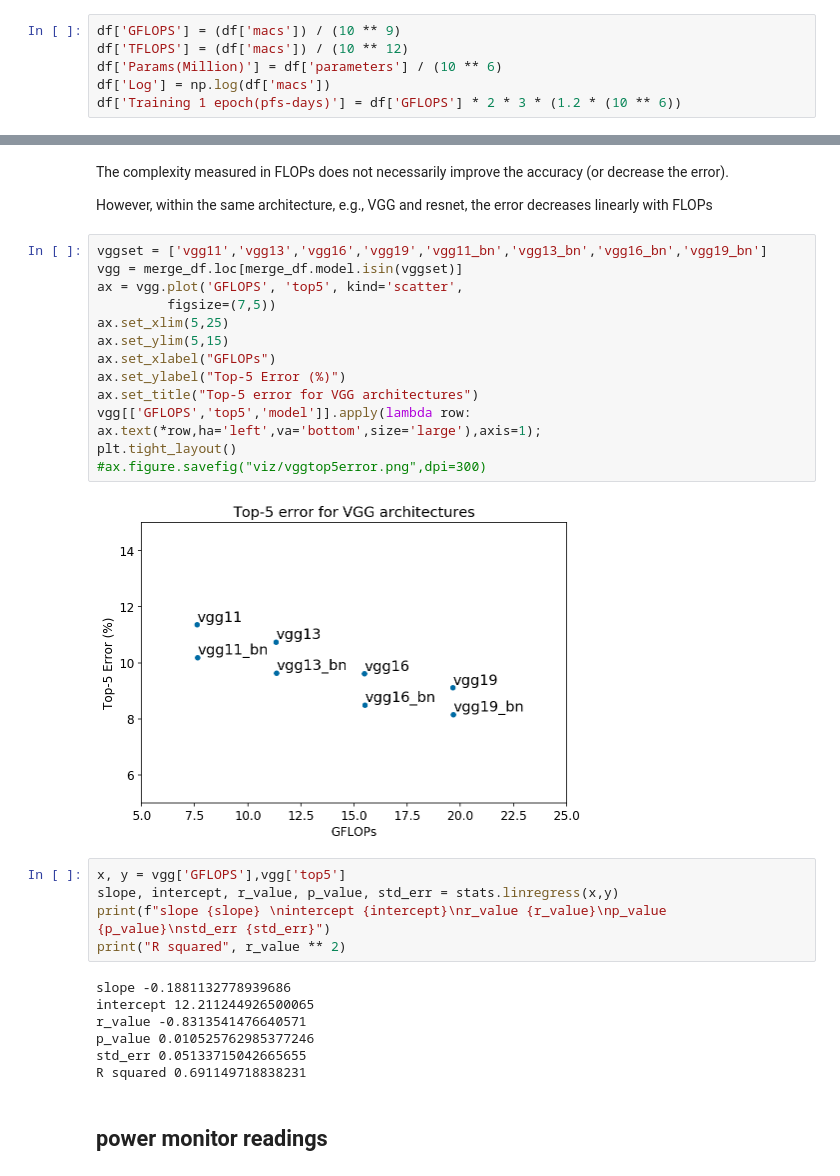
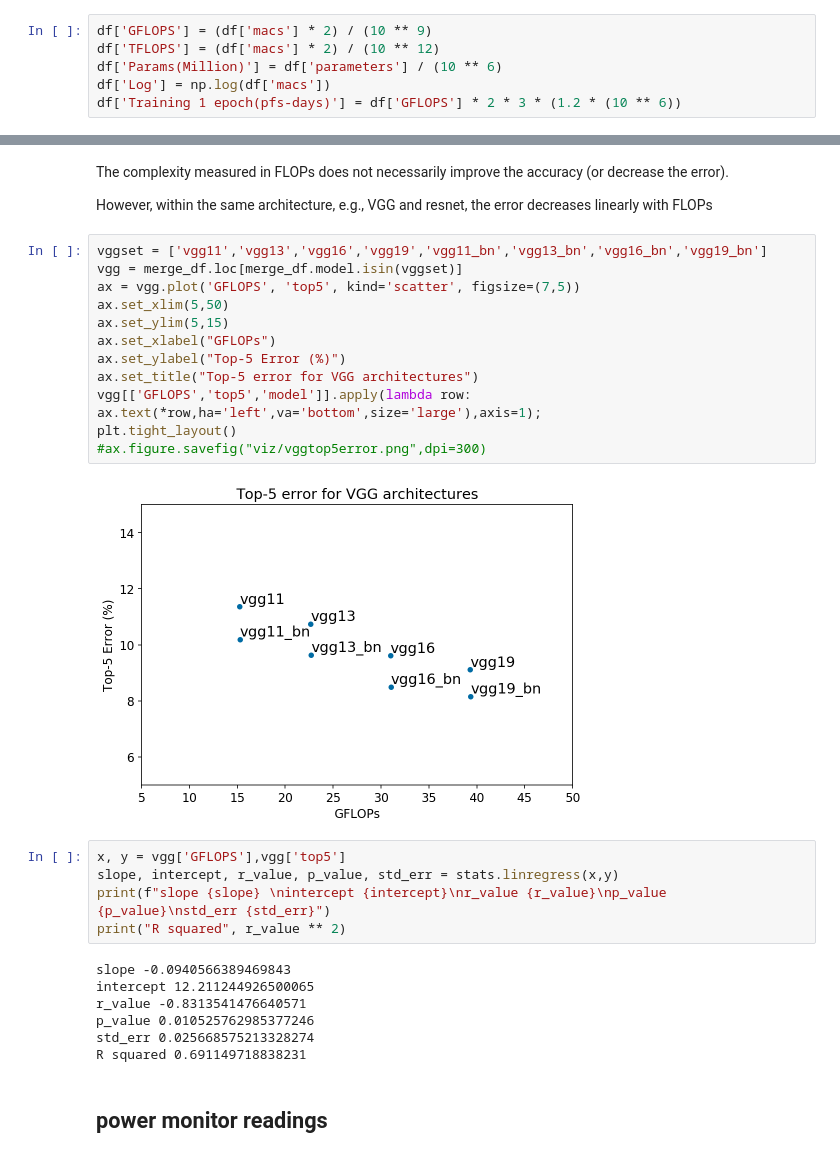
Before and after one commit to MScDissertation/model_hub, a Jupyter notebook: Training and FLOP analysis.ipynb, the cells around one changed output, grey strips where cells are left out. Saved outputs shown, nothing was run; the diff lists cells and outputs as text.

```diff
--- a/Training and FLOP analysis.ipynb
+++ b/Training and FLOP analysis.ipynb
@@ -41,8 +44,8 @@ df.describe()
 | 75% | 1.133300e+10 | 1.078390e+08 |
 | max | 2.279560e+10 | 1.436782e+08 |
 # %%
-df['GFLOPS'] = (df['macs']) / (10 ** 9)
-df['TFLOPS'] = (df['macs']) / (10 ** 12)
+df['GFLOPS'] = (df['macs'] * 2) / (10 ** 9)
+df['TFLOPS'] = (df['macs'] * 2) / (10 ** 12)
 df['Params(Million)'] = df['parameters'] / (10 ** 6)
 df['Log'] = np.log(df['macs'])
 df['Training 1 epoch(pfs-days)'] = df['GFLOPS'] * 2 * 3 * (1.2 * (10 ** 6))
@@ -152,29 +86,28 @@ However, within the same architecture, e.g., VGG and resnet, the error decreases
 # %%
 vggset = ['vgg11','vgg13','vgg16','vgg19','vgg11_bn','vgg13_bn','vgg16_bn','vgg19_bn']
 vgg = merge_df.loc[merge_df.model.isin(vggset)]
-ax = vgg.plot('GFLOPS', 'top5', kind='scatter',
-         figsize=(7,5))
-ax.set_xlim(5,25)
+ax = vgg.plot('GFLOPS', 'top5', kind='scatter', figsize=(7,5))
+ax.set_xlim(5,50)
 ax.set_ylim(5,15)
 ax.set_xlabel("GFLOPs")
 ax.set_ylabel("Top-5 Error (%)")
 ax.set_title("Top-5 error for VGG architectures")
 vgg[['GFLOPS','top5','model']].apply(lambda row: ax.text(*row,ha='left',va='bottom',size='large'),axis=1);
 plt.tight_layout()
 #ax.figure.savefig("viz/vggtop5error.png",dpi=300)
 # %% [output]
-[figure, old version]
+[figure, new version]
 # %%
 x, y = vgg['GFLOPS'],vgg['top5']
 slope, intercept, r_value, p_value, std_err = stats.linregress(x,y)
 print(f"slope {slope} \nintercept {intercept}\nr_value {r_value}\np_value {p_value}\nstd_err {std_err}")
 print("R squared", r_value ** 2)
 # %% [output]
-slope -0.1881132778939686
+slope -0.0940566389469843
 intercept 12.211244926500065
 r_value -0.8313541476640571
 p_value 0.010525762985377246
-std_err 0.05133715042665655
+std_err 0.025668575213328274
 R squared 0.691149718838231
 # %% [markdown]
 ## power monitor readings
```
Also changed, not shown: parts of 19 cells of this notebook, 15 other files.
